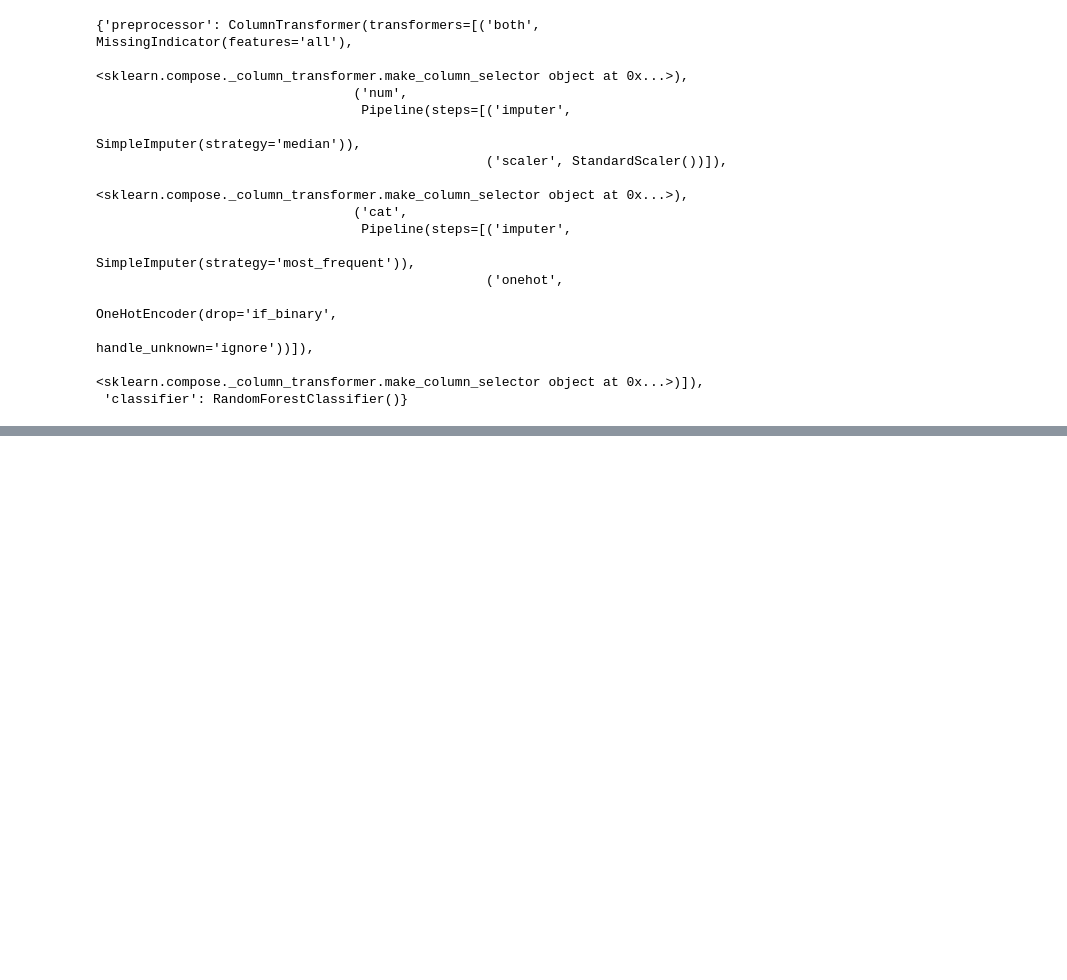
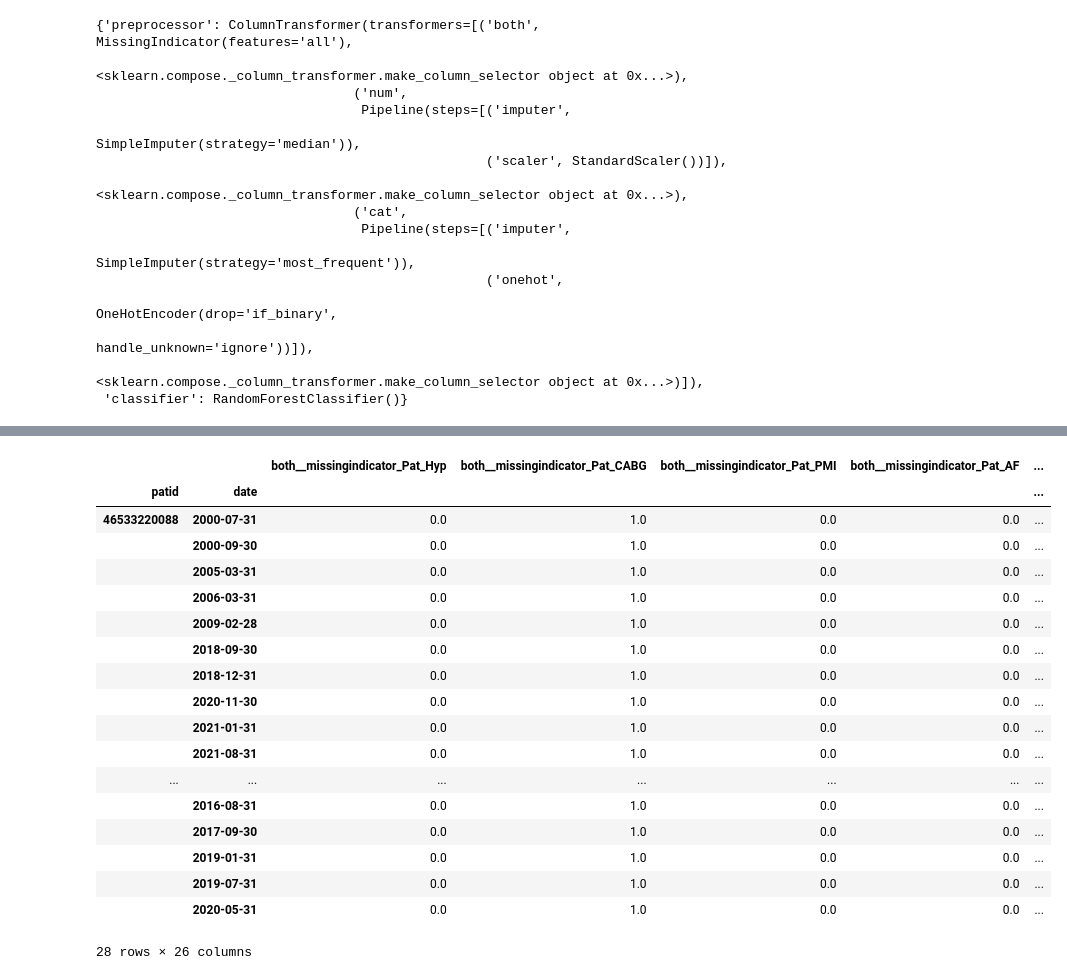
Before and after one commit to BorutFlis/models, a Jupyter notebook: early_diagnosis/notebooks/Load and Explain.ipynb, the cells around one changed output, grey strips where cells are left out. Drawn from its saved outputs; the diff is of its cells as text; code cells hidden in the pictures; blank space fills up the shorter version.

```diff
--- a/early_diagnosis/notebooks/Load and Explain.ipynb
+++ b/early_diagnosis/notebooks/Load and Explain.ipynb
@@ -90,0 +137,22 @@ shap_values = explainer(imputed_test_examples_df)
+# %%
+imputed_test_examples_df
+# %% [output]
+|  |  | both__missingindicator_Pat_Hyp | both__missingindicator_Pat_CABG | both__missingindicator_Pat_PMI | both__missingindicator_Pat_AF | ... |
+| patid | date |  |  |  |  | ... |
+| 46533220088 | 2000-07-31 | 0.0 | 1.0 | 0.0 | 0.0 | ... |
+|  | 2000-09-30 | 0.0 | 1.0 | 0.0 | 0.0 | ... |
+|  | 2005-03-31 | 0.0 | 1.0 | 0.0 | 0.0 | ... |
+|  | 2006-03-31 | 0.0 | 1.0 | 0.0 | 0.0 | ... |
+|  | 2009-02-28 | 0.0 | 1.0 | 0.0 | 0.0 | ... |
+|  | 2018-09-30 | 0.0 | 1.0 | 0.0 | 0.0 | ... |
+|  | 2018-12-31 | 0.0 | 1.0 | 0.0 | 0.0 | ... |
+|  | 2020-11-30 | 0.0 | 1.0 | 0.0 | 0.0 | ... |
+|  | 2021-01-31 | 0.0 | 1.0 | 0.0 | 0.0 | ... |
+|  | 2021-08-31 | 0.0 | 1.0 | 0.0 | 0.0 | ... |
+| ... | ... | ... | ... | ... | ... | ... |
+|  | 2016-08-31 | 0.0 | 1.0 | 0.0 | 0.0 | ... |
+|  | 2017-09-30 | 0.0 | 1.0 | 0.0 | 0.0 | ... |
+|  | 2019-01-31 | 0.0 | 1.0 | 0.0 | 0.0 | ... |
+|  | 2019-07-31 | 0.0 | 1.0 | 0.0 | 0.0 | ... |
+|  | 2020-05-31 | 0.0 | 1.0 | 0.0 | 0.0 | ... |
+28 rows × 26 columns
```
Also changed, not shown: parts of 17 cells of this notebook, 10 other files.
